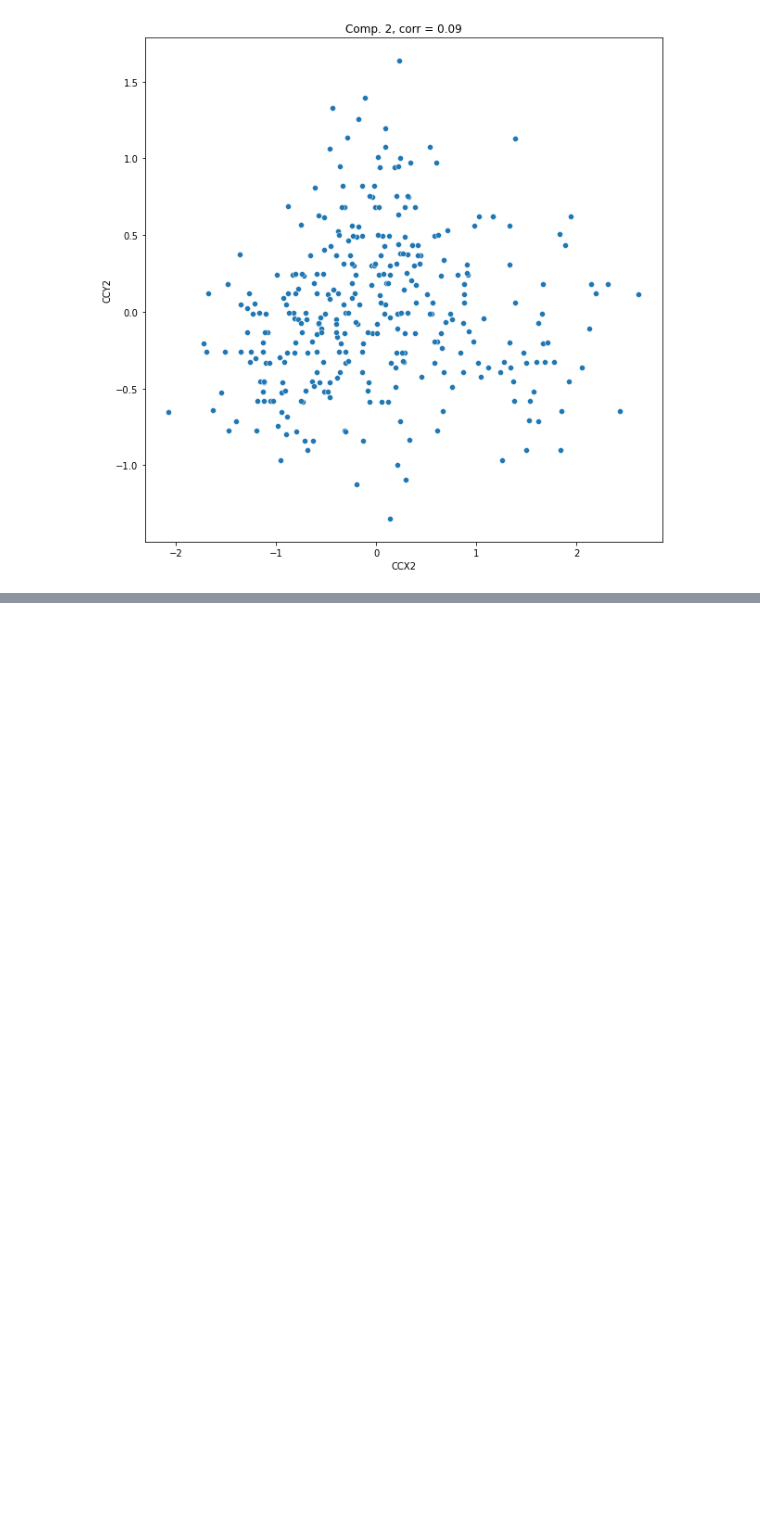
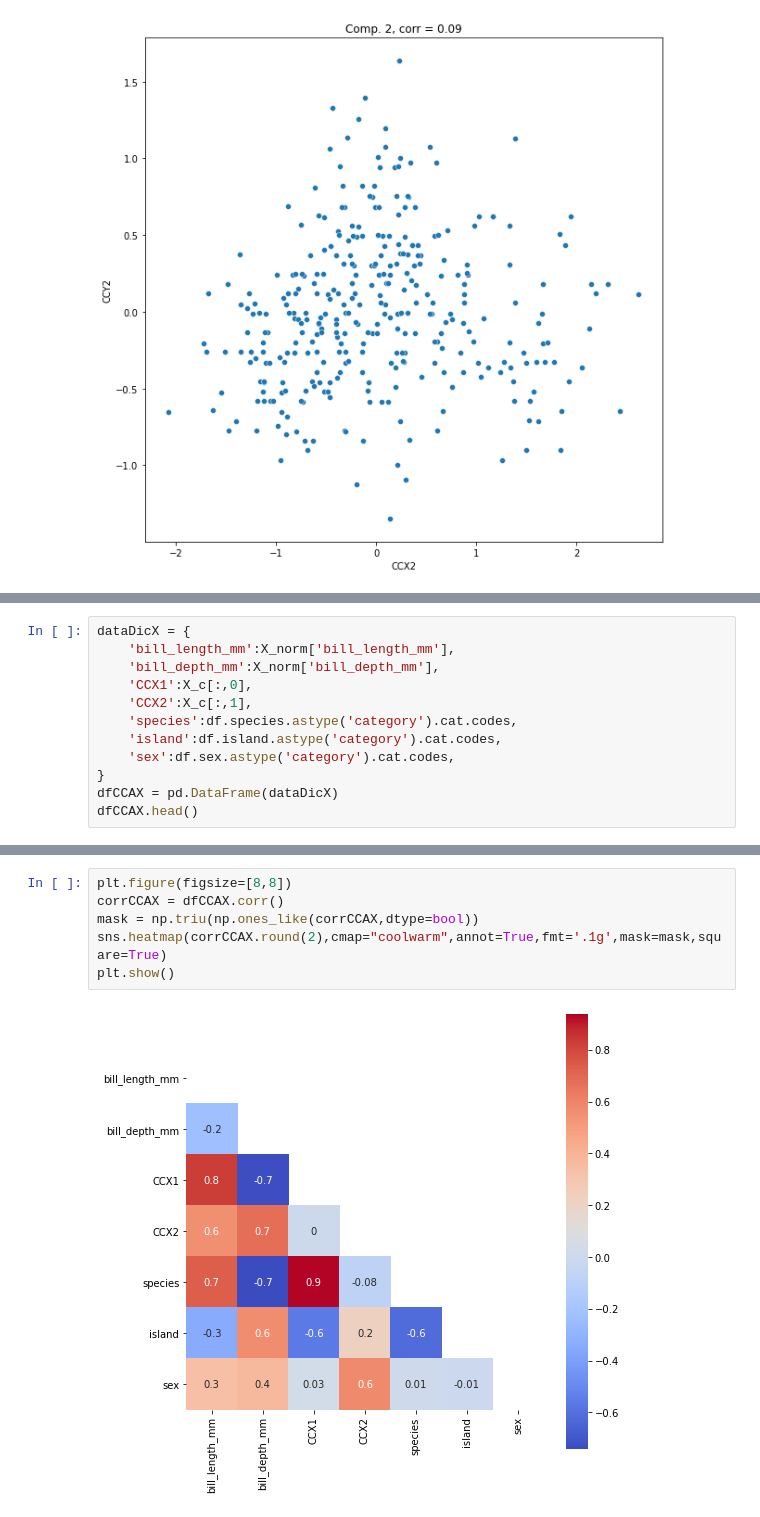
Before and after one commit to solothinker/CCA, a Jupyter notebook: CCA_example2.ipynb, the cells around one changed output, grey strips where cells are left out. Drawn from its saved outputs; the diff is of its cells as text; blank space fills up the shorter version.

```diff
--- a/CCA_example2.ipynb
+++ b/CCA_example2.ipynb
@@ -193,0 +189,12 @@ plt.show()
+# %%
+dataDicX = {
+    'bill_length_mm':X_norm['bill_length_mm'],
+    'bill_depth_mm':X_norm['bill_depth_mm'],
+    'CCX1':X_c[:,0],
+    'CCX2':X_c[:,1],
+    'species':df.species.astype('category').cat.codes,
+    'island':df.island.astype('category').cat.codes,
+    'sex':df.sex.astype('category').cat.codes,
+}
+dfCCAX = pd.DataFrame(dataDicX)
+dfCCAX.head()
@@ -193,0 +232,8 @@ plt.show()
+# %%
+plt.figure(figsize=[8,8])
+corrCCAX = dfCCAX.corr()
+mask = np.triu(np.ones_like(corrCCAX,dtype=bool))
+sns.heatmap(corrCCAX.round(2),cmap="coolwarm",annot=True,fmt='.1g',mask=mask,square=True)
+plt.show()
+# %% [output]
+[figure, added]
```
Also changed, not shown: parts of 25 cells of this notebook.
